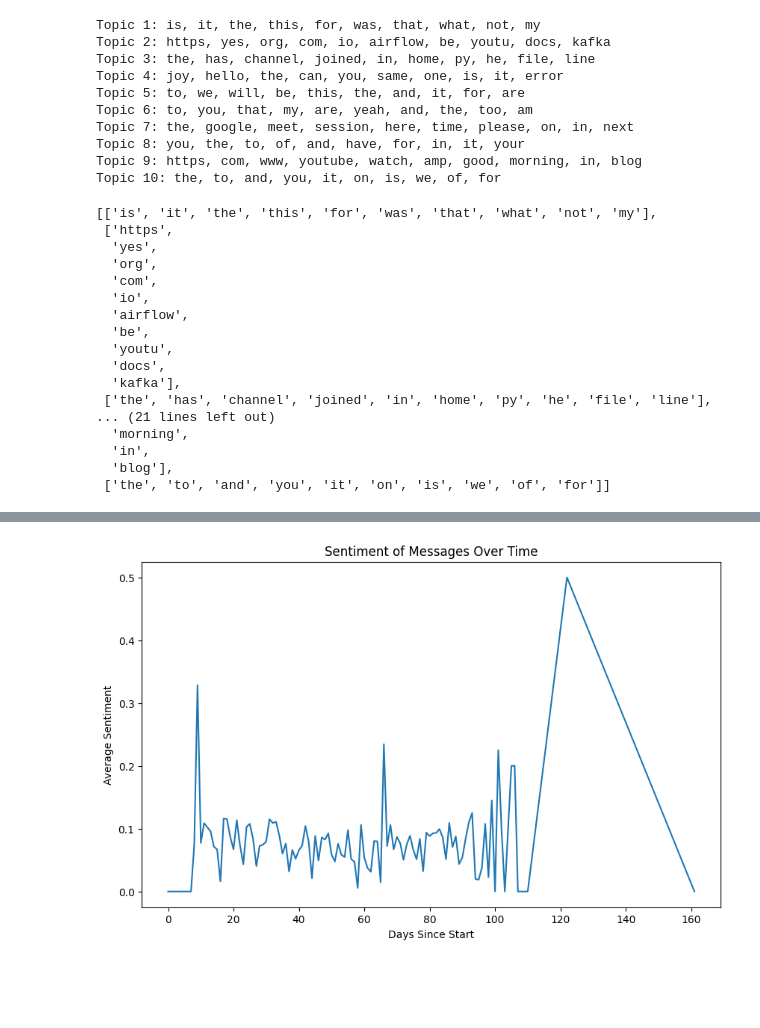
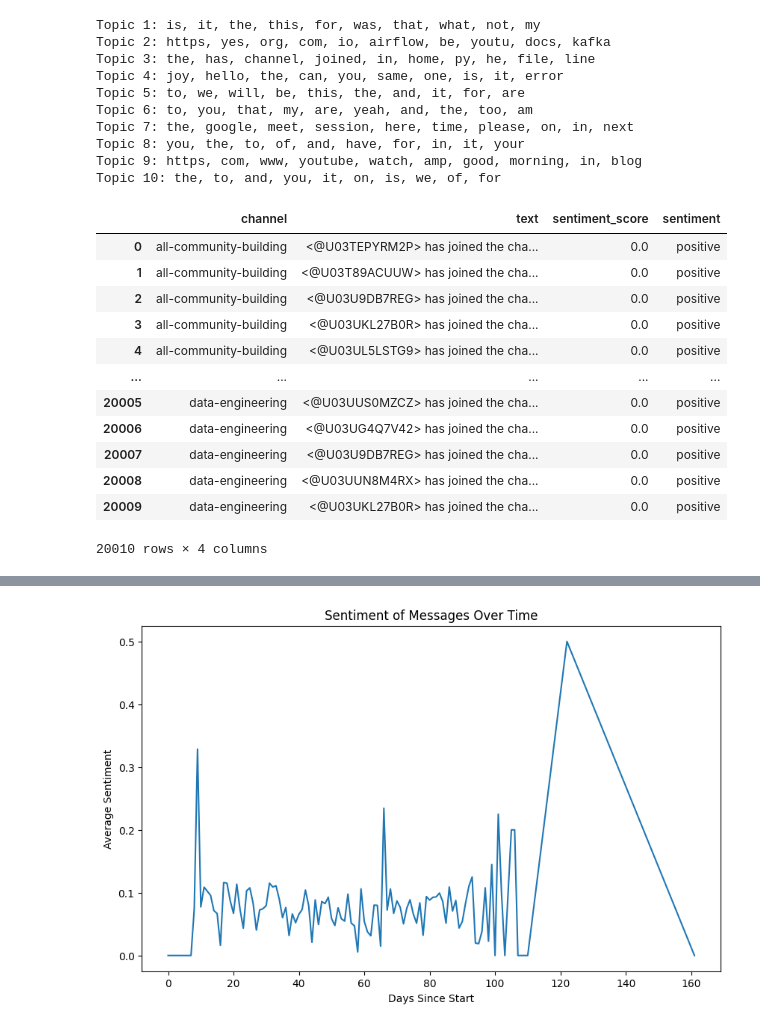
Before and after one commit to AbelBekele/10-Academy-Week-0, a Jupyter notebook: db_schemas/Notebooks inserting in db/ML model task2.ipynb, the cells around one changed output, grey strips where cells are left out. Cells and saved outputs as stored; diff of their text form; code cells hidden in the pictures; blank space fills up the shorter version.

```diff
--- a/db_schemas/Notebooks inserting in db/ML model task2.ipynb
+++ b/db_schemas/Notebooks inserting in db/ML model task2.ipynb
@@ -307,22 +330,18 @@ Topic 8: you, the, to, of, and, have, for, in, it, your
 Topic 9: https, com, www, youtube, watch, amp, good, morning, in, blog
 Topic 10: the, to, and, you, it, on, is, we, of, for
 # %%
-topic_words
+slack_data_df_ct
 # %% [output]
+|  | channel | text | sentiment_score | sentiment |
+| 0 | all-community-building | <@U03TEPYRM2P> has joined the cha... | 0.0 | positive |
+| 1 | all-community-building | <@U03T89ACUUW> has joined the cha... | 0.0 | positive |
+| 2 | all-community-building | <@U03U9DB7REG> has joined the cha... | 0.0 | positive |
+| 3 | all-community-building | <@U03UKL27B0R> has joined the cha... | 0.0 | positive |
+| 4 | all-community-building | <@U03UL5LSTG9> has joined the cha... | 0.0 | positive |
+| ... | ... | ... | ... | ... |
+| 20005 | data-engineering | <@U03UUS0MZCZ> has joined the cha... | 0.0 | positive |
+| 20006 | data-engineering | <@U03UG4Q7V42> has joined the cha... | 0.0 | positive |
+| 20007 | data-engineering | <@U03U9DB7REG> has joined the cha... | 0.0 | positive |
+| 20008 | data-engineering | <@U03UUN8M4RX> has joined the cha... | 0.0 | positive |
+| 20009 | data-engineering | <@U03UKL27B0R> has joined the cha... | 0.0 | positive |
-[['is', 'it', 'the', 'this', 'for', 'was', 'that', 'what', 'not', 'my'],
- ['https',
-  'yes',
-  'org',
-  'com',
-  'io',
-  'airflow',
-  'be',
-  'youtu',
-  'docs',
-  'kafka'],
- ['the', 'has', 'channel', 'joined', 'in', 'home', 'py', 'he', 'file', 'line'],
-... (21 lines left out)
-  'morning',
-  'in',
-  'blog'],
- ['the', 'to', 'and', 'you', 'it', 'on', 'is', 'we', 'of', 'for']]
+20010 rows × 4 columns
```
Also changed, not shown: parts of 7 cells of this notebook, 9 other files.
